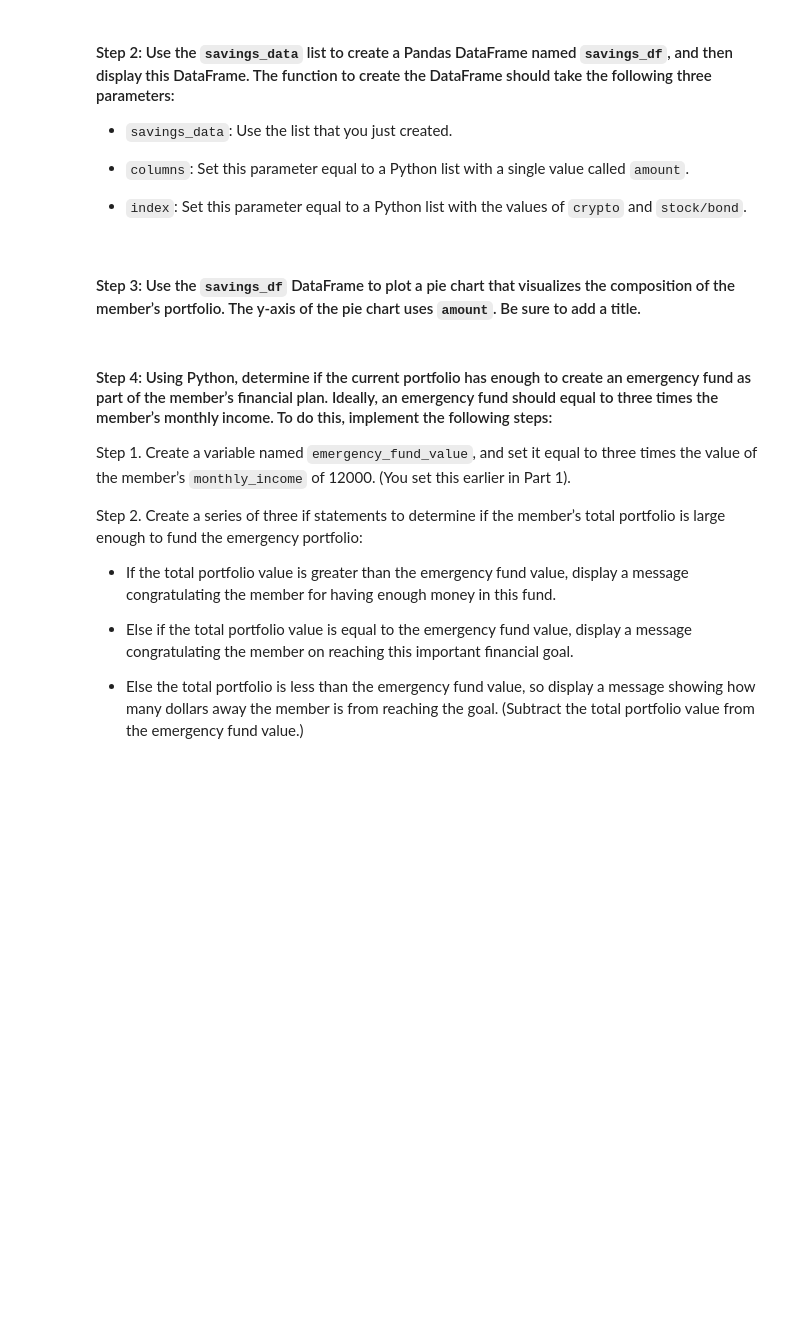
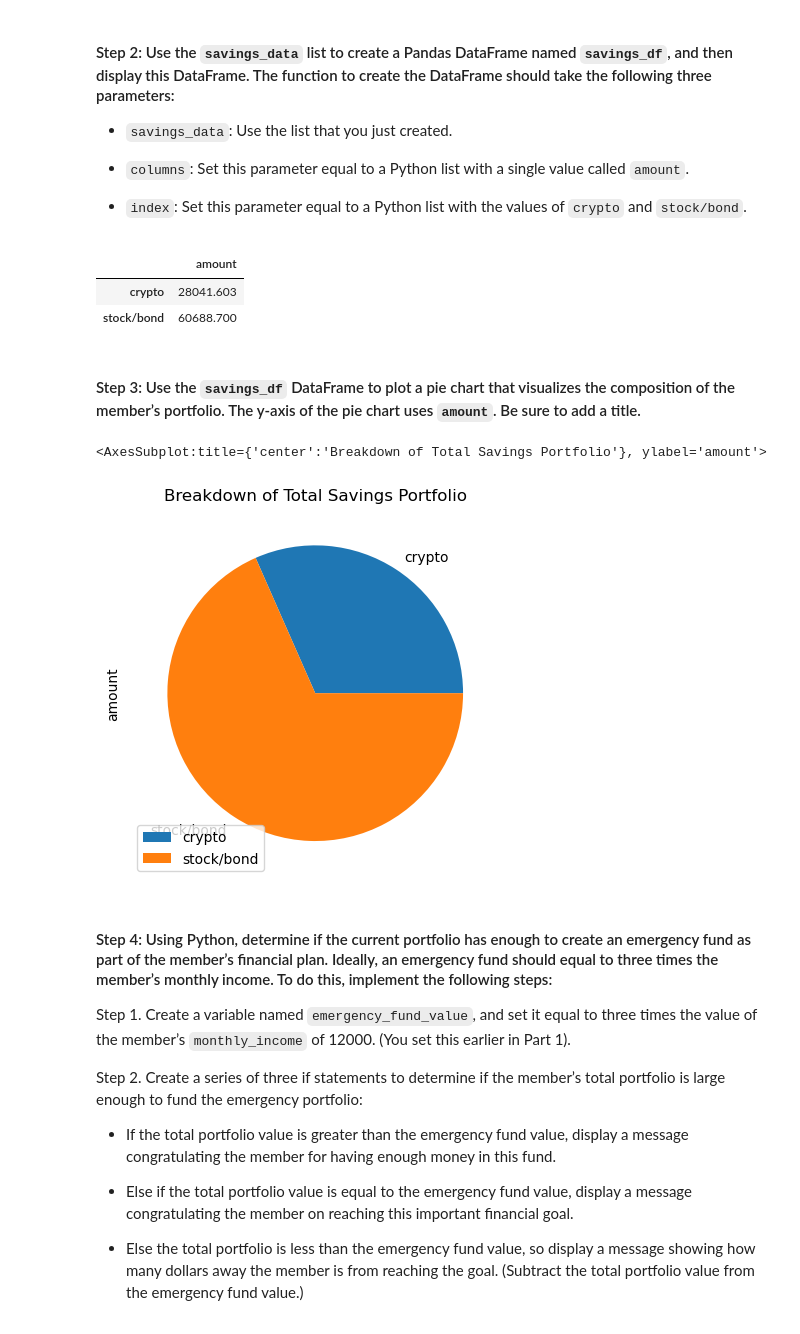
Before and after one commit to marvinlee100/Module_5, a Jupyter notebook: Challenge_5/financial_planning_tools.ipynb, the cells around one changed output. Cells and saved outputs as stored; diff of their text form; code cells hidden in the pictures; blank space fills up the shorter version.

```diff
--- a/Challenge_5/financial_planning_tools.ipynb
+++ b/Challenge_5/financial_planning_tools.ipynb
@@ -372,6 +372,8 @@ In this section, you’ll use the valuations for the cryptocurrency wallet and f
 # %%
 # Consolidate financial assets data into a Python list
 # YOUR CODE HERE
+savings_data = [total_crypto_wallet, total_stocks_bonds]
 
 # Review the Python list savings_data
 # YOUR CODE HERE
+savings_data
@@ -386,14 +390,28 @@ In this section, you’ll use the valuations for the cryptocurrency wallet and f
 # %%
 # Create a Pandas DataFrame called savings_df
 # YOUR CODE HERE
+savings_df = pd.DataFrame(
+    savings_data,
+    columns = ["amount"],
+    index = ["crypto", "stock/bond"]
+)
 
 # Display the savings_df DataFrame
 # YOUR CODE HERE
+savings_df
+# %% [output]
+|  | amount |
+| crypto | 28041.603 |
+| stock/bond | 60688.700 |
 # %% [markdown]
 #### Step 3: Use the `savings_df` DataFrame to plot a pie chart that visualizes the composition of the member’s portfolio. The y-axis of the pie chart uses `amount`. Be sure to add a title.
 # %%
 # Plot the total value of the member's portfolio (crypto and stock/bond) in a pie chart
 # YOUR CODE HERE
+savings_df.plot(kind = 'pie', y = 'amount', title = "Breakdown of Total Savings Portfolio")
+# %% [output]
+<AxesSubplot:title={'center':'Breakdown of Total Savings Portfolio'}, ylabel='amount'>
+[figure, added]
 # %% [markdown]
 #### Step 4: Using Python, determine if the current portfolio has enough to create an emergency fund as part of the member’s financial plan. Ideally, an emergency fund should equal to three times the member’s monthly income. To do this, implement the following steps:
 
```
Also changed, not shown: parts of 12 cells of this notebook.
